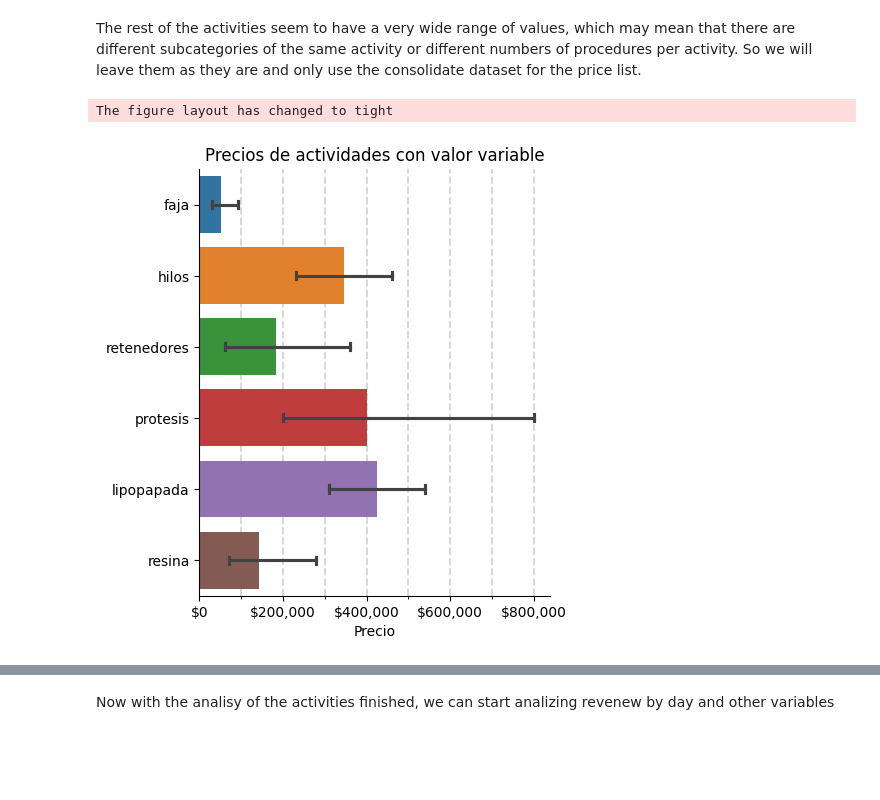
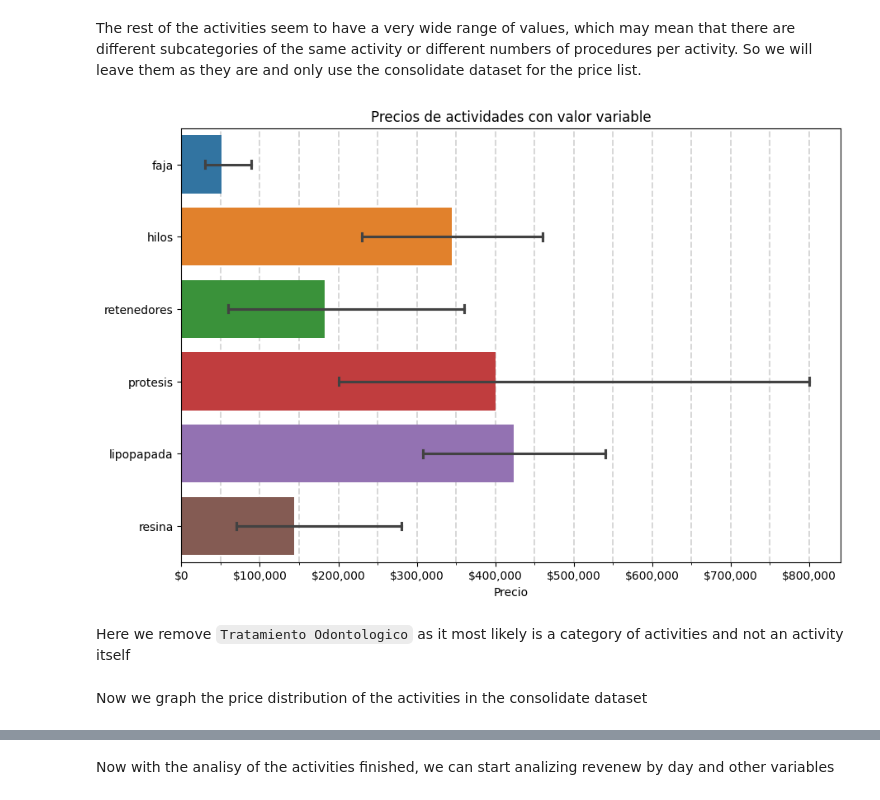
Before and after one commit to JsNcAr/GSalud_Analysis, a Jupyter notebook: 3.EDA.ipynb, the cells around one changed output, grey strips where cells are left out. Cells and saved outputs as stored; diff of their text form; code cells hidden in the pictures; blank space fills up the shorter version.

Commit message:
Updated graphs

```diff
--- a/3.EDA.ipynb
+++ b/3.EDA.ipynb
@@ -391,32 +393,30 @@ df_activities_dist = df_activities[df_activities["activity_name"].isin(
 df_activities_fixed = df_activities[~df_activities["activity_name"].
                                     isin(activities_dist)].copy()
 # %%
-sns.catplot(data=df_activities_dist,
+fig, ax = plt.subplots(figsize=(9, 6), constrained_layout=True)
+sns.barplot(data=df_activities_dist,
             y="activity_name",
             x="value",
             hue="activity_name",
-            kind="bar",
             capsize=0.1,
+            ax=ax,
             zorder=2)
-plt.title("Precios de actividades con valor variable")
-# Set label of x axis
-plt.xlabel("Precio")
-# Remove label of y axis
-plt.ylabel("")
+# Set x and y labels
+ax.set_title("Precios de actividades con valor variable")
+ax.set_xlabel("Precio")
+ax.set_ylabel("")
 # Apply currency format to the x axis
-plt.gca().xaxis.set_major_formatter('${x:,.0f}')
+ax.xaxis.set_major_formatter('${x:,.0f}')
+# Set mayor locator to 200000
+ax.xaxis.set_major_locator(plt.MultipleLocator(100000))
 # Increase number of minor ticks on x axis
-plt.gca().xaxis.set_minor_locator(plt.MultipleLocator(100000))
+ax.xaxis.set_minor_locator(plt.MultipleLocator(50000))
 # Add grid
-plt.grid(True,
-         which="both",
-         linestyle="--",
-         axis="x",
-         alpha=0.5,
-         linewidth=1.4)
+ax.grid(True, which="both", linestyle="--", axis="x", alpha=0.5, linewidth=1.4)
 # Save the figure
 plt.savefig("Images/precios_actividades_variable.png")
 plt.show()
 # %% [output]
-The figure layout has changed to tight
-[figure, old version]
+[figure, new version]
+# %% [markdown]
+Here we remove `Tratamiento Odontologico` as it most likely is a category of activities and not an activity itself
@@ -423 +427,3 @@ The figure layout has changed to tight
+# %% [markdown]
+Now we graph the price distribution of the activities in the consolidate dataset
 # %%
```
Also changed, not shown: parts of 6 cells of this notebook.
